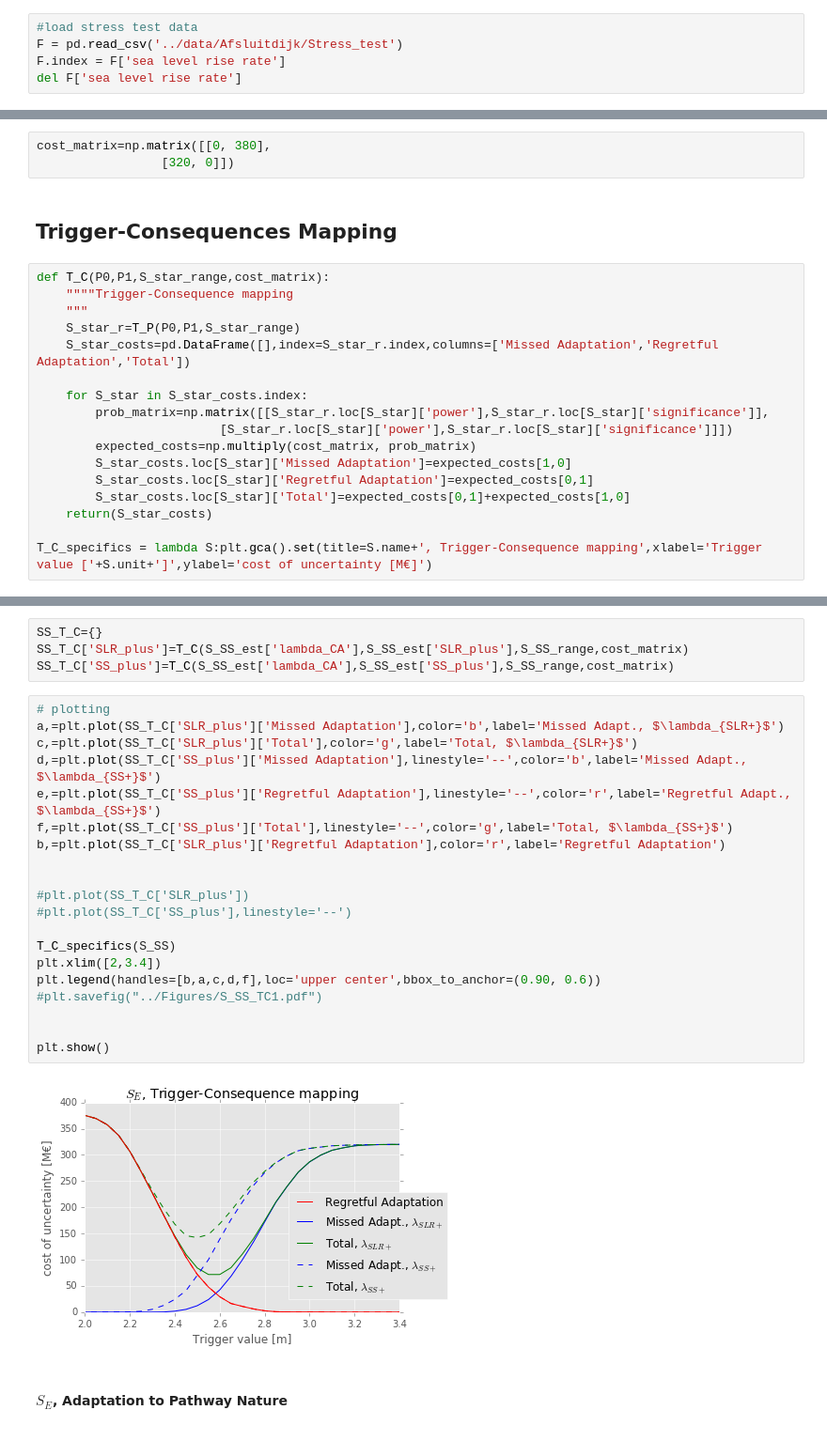
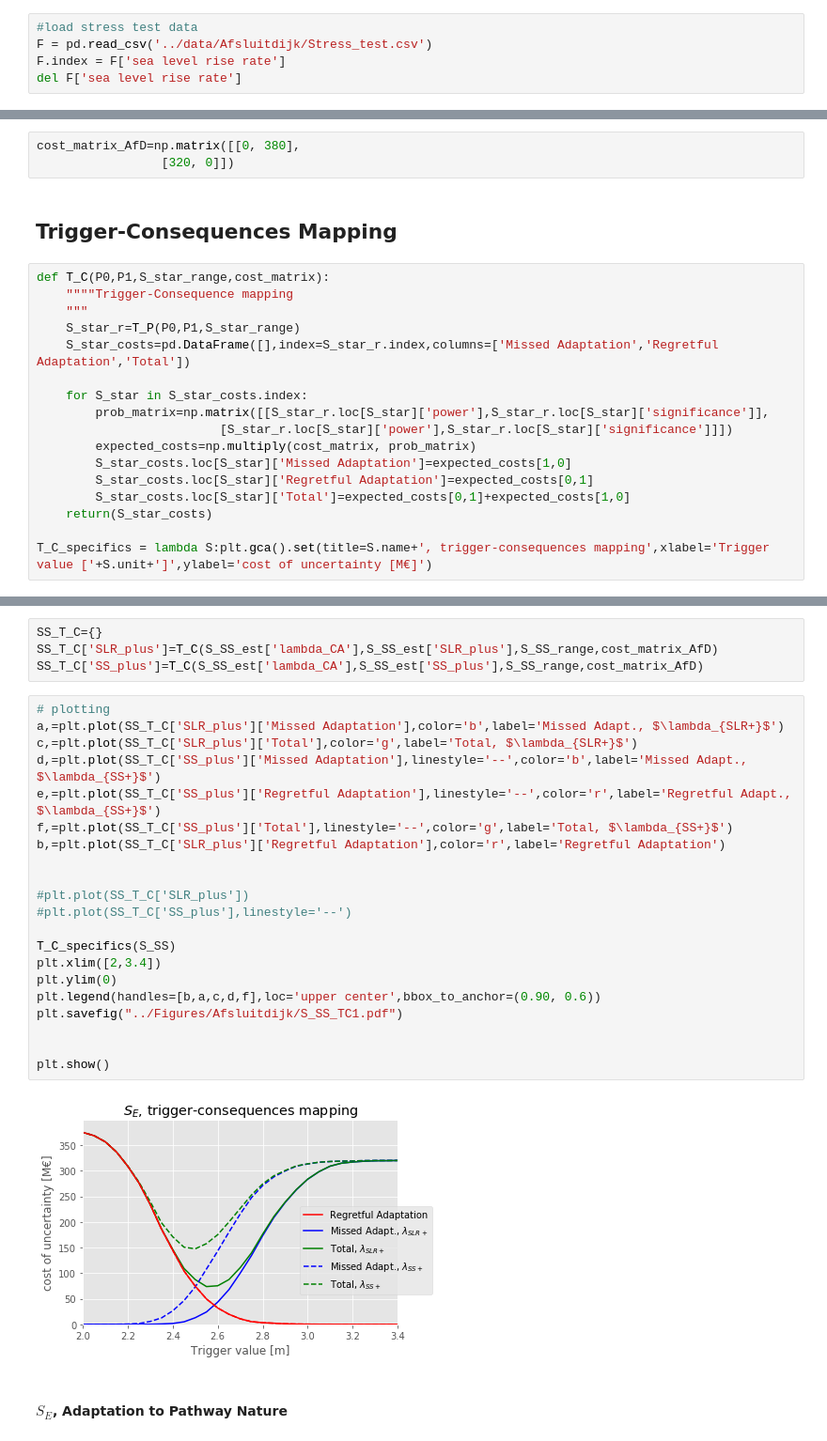
Before and after one commit to luciofaso/Monitoring_DAP, a Jupyter notebook: 2_Afsluitdijk/Adaptive_Afsluitdijk.ipynb, the cells around one changed output, grey strips where cells are left out. Shown at 94% size. Saved outputs shown, nothing was run; the diff lists cells and outputs as text.

Commit message:
graph rendered using matplotlib 3.0

```diff
--- a/2_Afsluitdijk/Adaptive_Afsluitdijk.ipynb
+++ b/2_Afsluitdijk/Adaptive_Afsluitdijk.ipynb
@@ -49,6 +49,6 @@ Image('../figures/Afsluitdijk/AfD_DAP_scheme.png',width=700)
 [figure]
 # %%
 #load stress test data
-F = pd.read_csv('../data/Afsluitdijk/Stress_test')
+F = pd.read_csv('../data/Afsluitdijk/Stress_test.csv')
 F.index = F['sea level rise rate']
 del F['sea level rise rate']
@@ -396,7 +399,7 @@ plt.show()
 ### Consequences of adaptation
 With respect to the adaptation required for the Path Protection, the consequence of regretful adaptation is the cost of enriching the dike, estimated at 380 million euro. The consequence of missed adaptation is the total additional risk for being at the adaptation tipping point. Risk is defined as the probability of dike failure multiplied by its consequences; additional is defined with respect to the situation at the current conditions. The total risk at current condition due to failure of the Afsluitdijk are estimated at 320 million euro. For the Afsluitdijk, the probability of failure at the adaptation tipping point is twice the probability of failure at current conditions, therefore the risk is double. Consequently, the total additional risk for being at the adaptation tipping point is the same amount of the total risk at current condition.
 # %%
-cost_matrix=np.matrix([[0, 380],
+cost_matrix_AfD=np.matrix([[0, 380],
                  [320, 0]])
 # %% [markdown]
 ## Trigger-Consequences Mapping
@@ -416,4 +419,4 @@ def T_C(P0,P1,S_star_range,cost_matrix):
         S_star_costs.loc[S_star]['Total']=expected_costs[0,1]+expected_costs[1,0]
     return(S_star_costs)
 
-T_C_specifics = lambda S:plt.gca().set(title=S.name+', Trigger-Consequence mapping',xlabel='Trigger value ['+S.unit+']',ylabel='cost of uncertainty [M€]')
+T_C_specifics = lambda S:plt.gca().set(title=S.name+', trigger-consequences mapping',xlabel='Trigger value ['+S.unit+']',ylabel='cost of uncertainty [M€]')
@@ -420,29 +444,30 @@ T_C_specifics = lambda S:plt.gca().set(title=S.name+', Trigger-Consequence mappi
 # %%
 SS_T_C={}
-SS_T_C['SLR_plus']=T_C(S_SS_est['lambda_CA'],S_SS_est['SLR_plus'],S_SS_range,cost_matrix)
-SS_T_C['SS_plus']=T_C(S_SS_est['lambda_CA'],S_SS_est['SS_plus'],S_SS_range,cost_matrix)
+SS_T_C['SLR_plus']=T_C(S_SS_est['lambda_CA'],S_SS_est['SLR_plus'],S_SS_range,cost_matrix_AfD)
+SS_T_C['SS_plus']=T_C(S_SS_est['lambda_CA'],S_SS_est['SS_plus'],S_SS_range,cost_matrix_AfD)
 # %%
 # plotting
 a,=plt.plot(SS_T_C['SLR_plus']['Missed Adaptation'],color='b',label='Missed Adapt., $\lambda_{SLR+}$')
 c,=plt.plot(SS_T_C['SLR_plus']['Total'],color='g',label='Total, $\lambda_{SLR+}$')
 d,=plt.plot(SS_T_C['SS_plus']['Missed Adaptation'],linestyle='--',color='b',label='Missed Adapt., $\lambda_{SS+}$')
 e,=plt.plot(SS_T_C['SS_plus']['Regretful Adaptation'],linestyle='--',color='r',label='Regretful Adapt., $\lambda_{SS+}$')
 f,=plt.plot(SS_T_C['SS_plus']['Total'],linestyle='--',color='g',label='Total, $\lambda_{SS+}$')
 b,=plt.plot(SS_T_C['SLR_plus']['Regretful Adaptation'],color='r',label='Regretful Adaptation')
 
 
 #plt.plot(SS_T_C['SLR_plus'])
 #plt.plot(SS_T_C['SS_plus'],linestyle='--')
 
 T_C_specifics(S_SS)
 plt.xlim([2,3.4])
+plt.ylim(0)
 plt.legend(handles=[b,a,c,d,f],loc='upper center',bbox_to_anchor=(0.90, 0.6))
-#plt.savefig("../Figures/S_SS_TC1.pdf")
+plt.savefig("../Figures/Afsluitdijk/S_SS_TC1.pdf")
 
 
 plt.show()
 # %% [output]
-[figure, old version]
+[figure, new version]
 # %% [markdown]
 #### $S_E$, Adaptation to Pathway Nature
 # %%
```
Also changed, not shown: parts of 18 cells of this notebook, 1 other file.
